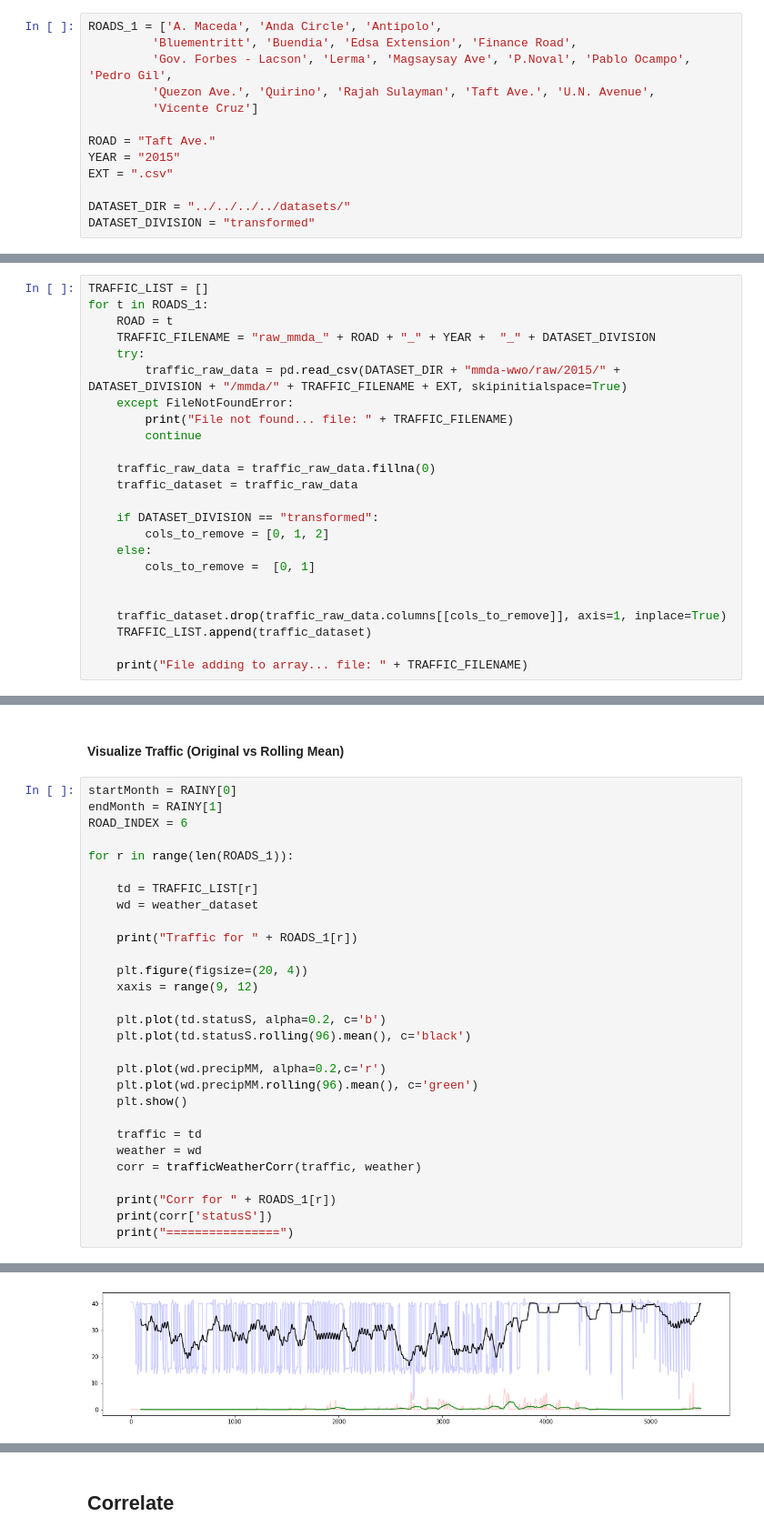
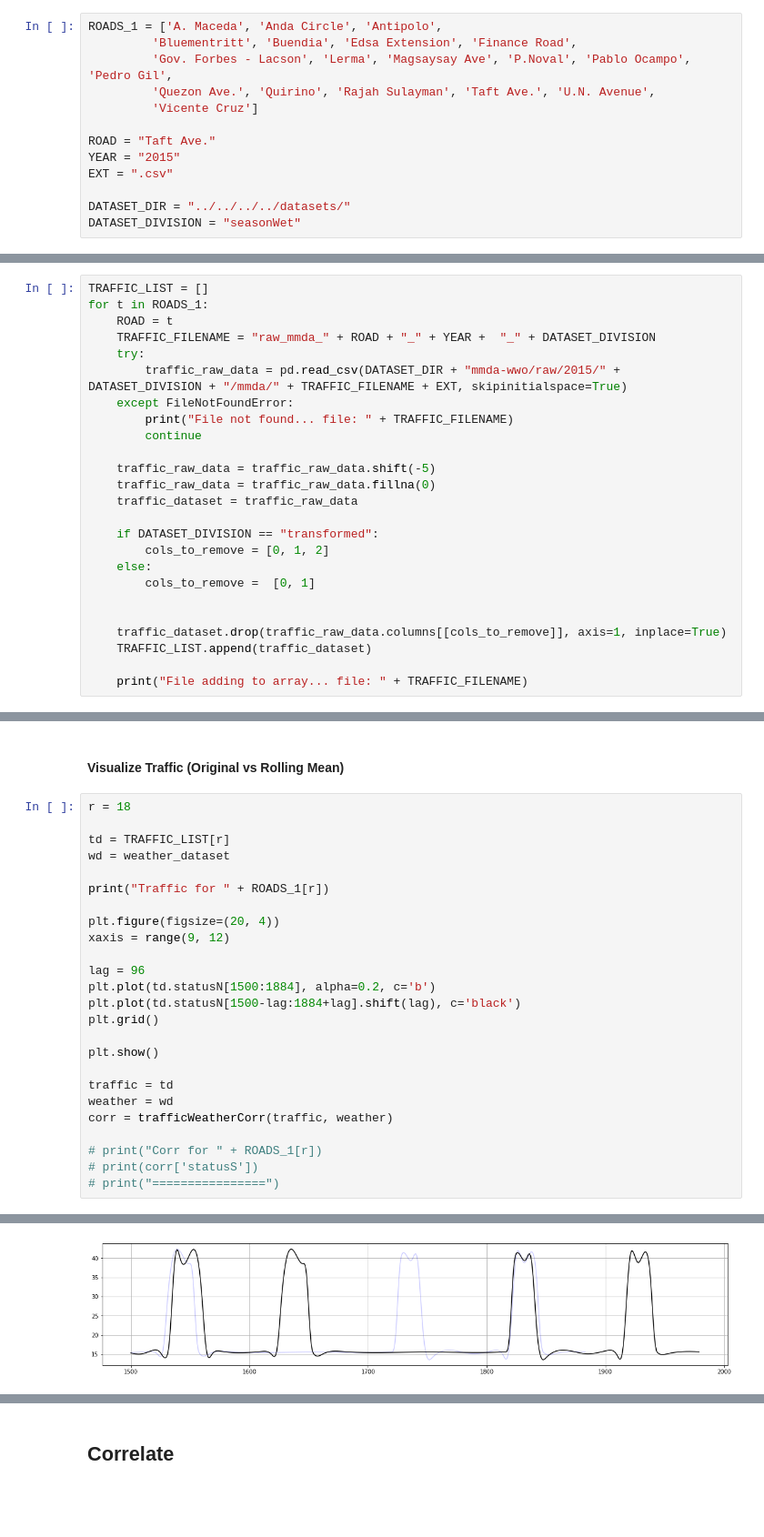
Before and after one commit to fuouo/TrafficBato, a Jupyter notebook: analysis/CorrelationAnalysis.ipynb, the cells around one changed output, grey strips where cells are left out. Shown at 91% size. Cells and saved outputs as stored; diff of their text form; blank space fills up the shorter version.

```diff
--- a/analysis/CorrelationAnalysis.ipynb
+++ b/analysis/CorrelationAnalysis.ipynb
@@ -89,7 +91,7 @@ YEAR = "2015"
 EXT = ".csv"
 
 DATASET_DIR = "../../../../datasets/"
-DATASET_DIVISION = "transformed"
+DATASET_DIVISION = "seasonWet"
 # %% [markdown]
 #### Traffic Dataset
 # %%
@@ -103,6 +105,7 @@ for t in ROADS_1:
         print("File not found... file: " + TRAFFIC_FILENAME)
         continue
 
+    traffic_raw_data = traffic_raw_data.shift(-5)
     traffic_raw_data = traffic_raw_data.fillna(0)
     traffic_dataset = traffic_raw_data
 
@@ -164,32 +167,28 @@ weather_dataset.head()
 # %% [markdown]
 #### Visualize Traffic (Original vs Rolling Mean)
 # %%
-startMonth = RAINY[0]
-endMonth = RAINY[1]
-ROAD_INDEX = 6
+r = 18
 
-for r in range(len(ROADS_1)):
+td = TRAFFIC_LIST[r]
+wd = weather_dataset
 
-    td = TRAFFIC_LIST[r]
-    wd = weather_dataset
+print("Traffic for " + ROADS_1[r])
 
-    print("Traffic for " + ROADS_1[r])
+plt.figure(figsize=(20, 4))
+xaxis = range(9, 12)
 
-    plt.figure(figsize=(20, 4))
-    xaxis = range(9, 12)
+lag = 96
+plt.plot(td.statusN[1500:1884], alpha=0.2, c='b')
+plt.plot(td.statusN[1500-lag:1884+lag].shift(lag), c='black')
+plt.grid()
 
-    plt.plot(td.statusS, alpha=0.2, c='b')
-    plt.plot(td.statusS.rolling(96).mean(), c='black')
+plt.show()
 
-    plt.plot(wd.precipMM, alpha=0.2,c='r')
-    plt.plot(wd.precipMM.rolling(96).mean(), c='green')
-    plt.show()
+traffic = td
+weather = wd
+corr = trafficWeatherCorr(traffic, weather)
 
-    traffic = td
-    weather = wd
-    corr = trafficWeatherCorr(traffic, weather)
-
-    print("Corr for " + ROADS_1[r])
-    print(corr['statusS'])
-    print("================")
+# print("Corr for " + ROADS_1[r])
+# print(corr['statusS'])
+# print("================")
 # %% [output]
@@ -197 +196 @@ Traffic for A. Maceda
-[figure, old version]
+[figure, new version]
```
Also changed, not shown: parts of 9 cells of this notebook, 13 other files.
